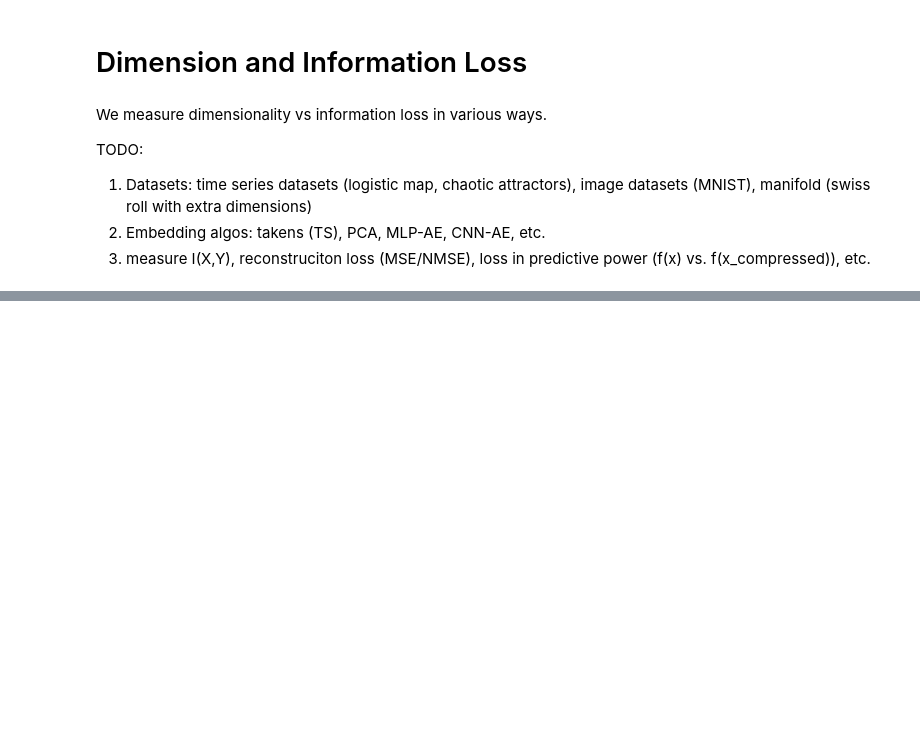
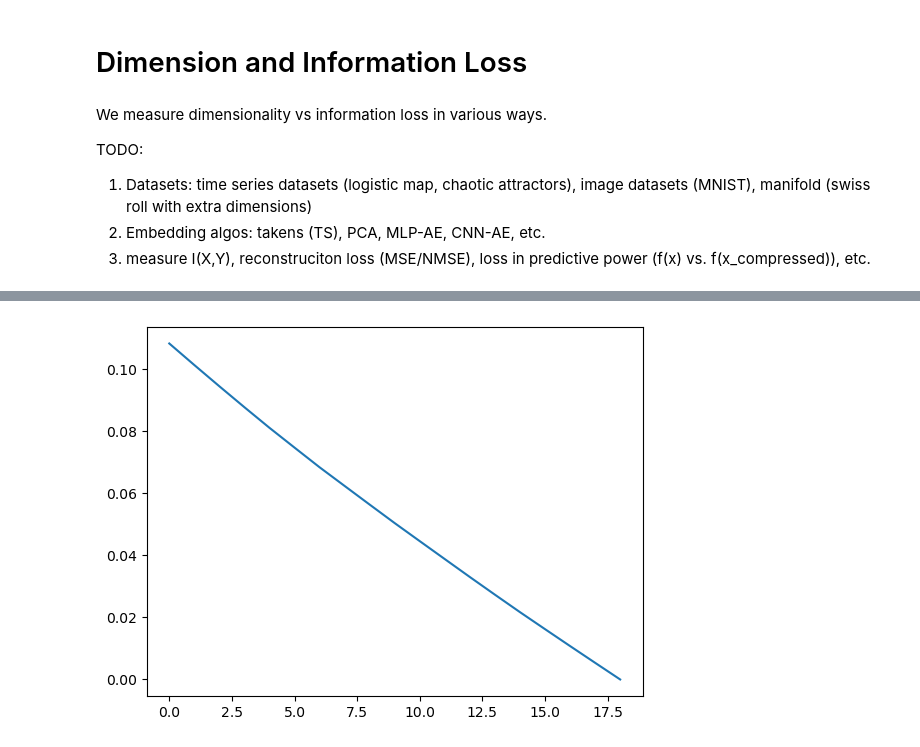
Before and after one commit to seeingquietjohn/ShannonsWiener, a Jupyter notebook: EmbeddingBench.ipynb, the cells around one changed output, grey strips where cells are left out. Saved outputs shown, nothing was run; the diff lists cells and outputs as text; code cells hidden in the pictures; blank space fills up the shorter version.

```diff
--- a/EmbeddingBench.ipynb
+++ b/EmbeddingBench.ipynb
@@ -26,0 +42,14 @@ plt.plot(logistic_map(3.7, 0.3, 100), '.')
+# %%
+dim, delay = 20, 1
+lgm_embedded = delay_embed(lgm, dim, delay)
+lgm_delaypca, pca_lgm = delayPCA(lgm, dim, delay, dim)
+
+pca_recon_loss_list = []
+for i in range(2, dim+1):
+    loss, per_feature_loss = pca_recon_loss(lgm_embedded, pca_lgm, i)
+    pca_recon_loss_list.append(loss)
+# %%
+plt.plot(pca_recon_loss_list)
+plt.show()
+# %% [output]
+[figure, added]
```
Also changed, not shown: parts of 4 cells of this notebook.
